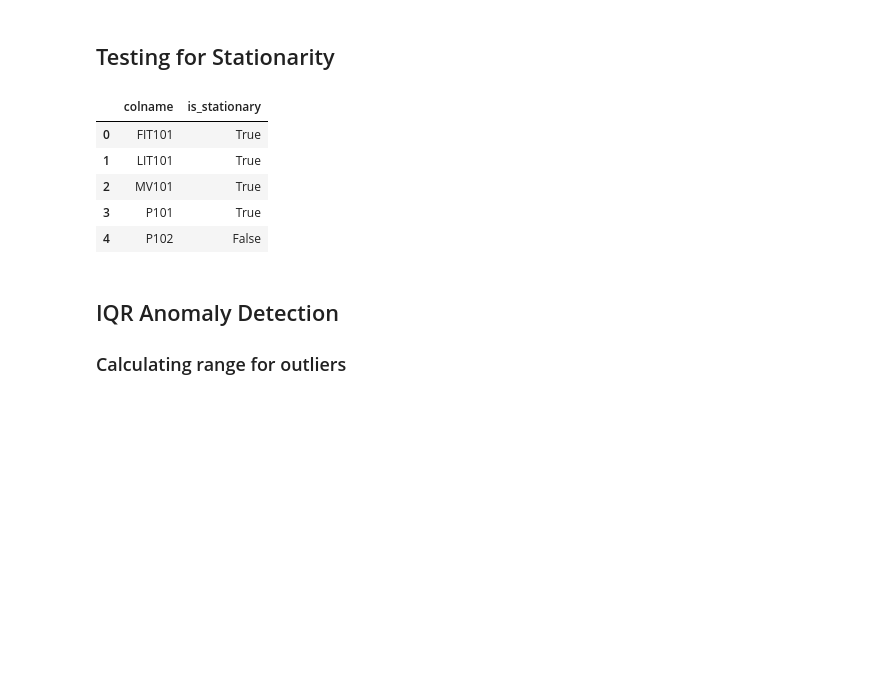
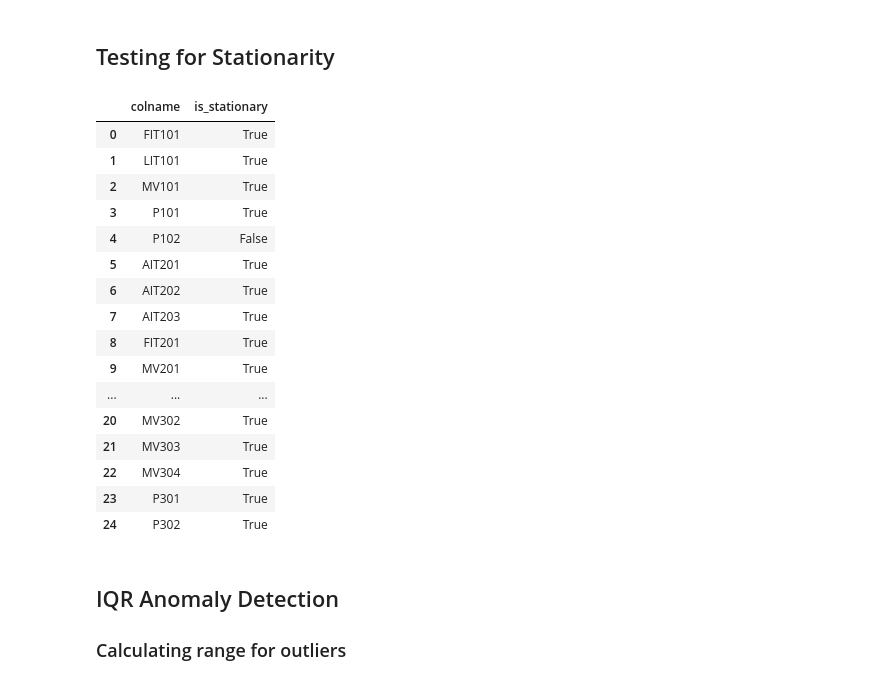
Before and after one commit to jacob5412/SCADA-Anomaly-Detection, a Jupyter notebook: TSA.ipynb, the cells around one changed output. Saved outputs shown, nothing was run; the diff lists cells and outputs as text; code cells hidden in the pictures; blank space fills up the shorter version.

```diff
--- a/TSA.ipynb
+++ b/TSA.ipynb
@@ -85,14 +85,25 @@ for i in range(1,data.shape[1]-1):
 
 stationarity_tests = pd.DataFrame(l)
 # %%
-stationarity_tests.head(5)
+stationarity_tests
 # %% [output]
 |  | colname | is_stationary |
 | 0 | FIT101 | True |
 | 1 | LIT101 | True |
 | 2 | MV101 | True |
 | 3 | P101 | True |
 | 4 | P102 | False |
+| 5 | AIT201 | True |
+| 6 | AIT202 | True |
+| 7 | AIT203 | True |
+| 8 | FIT201 | True |
+| 9 | MV201 | True |
+| ... | ... | ... |
+| 20 | MV302 | True |
+| 21 | MV303 | True |
+| 22 | MV304 | True |
+| 23 | P301 | True |
+| 24 | P302 | True |
 # %% [markdown]
 ## IQR Anomaly Detection
 
```
